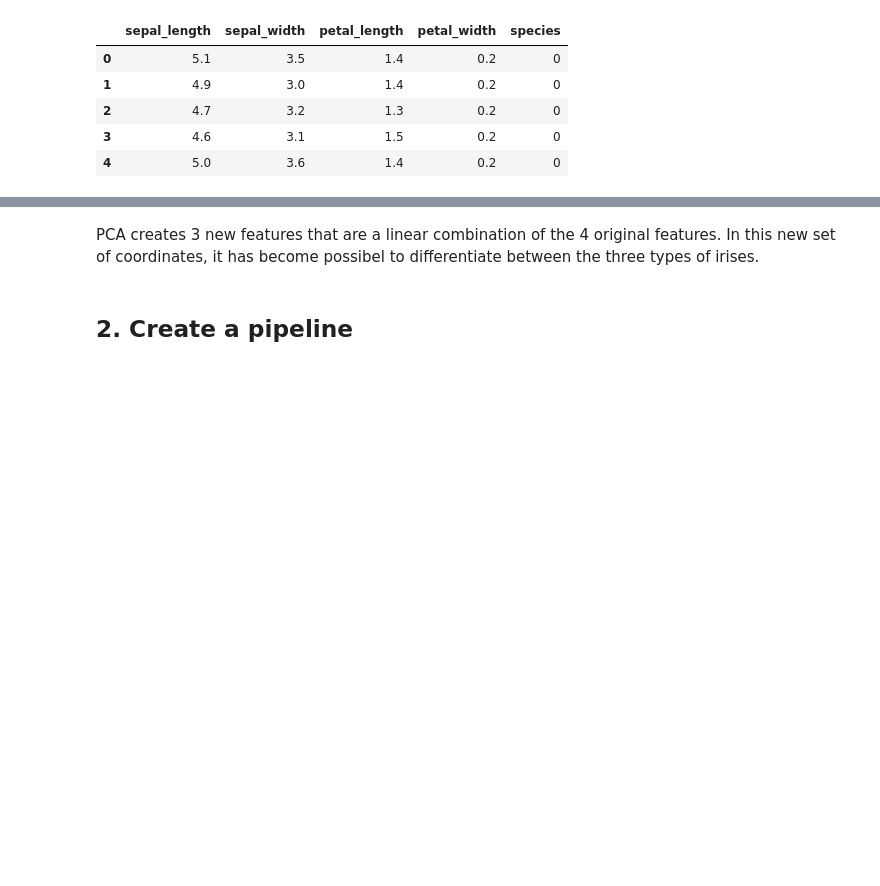
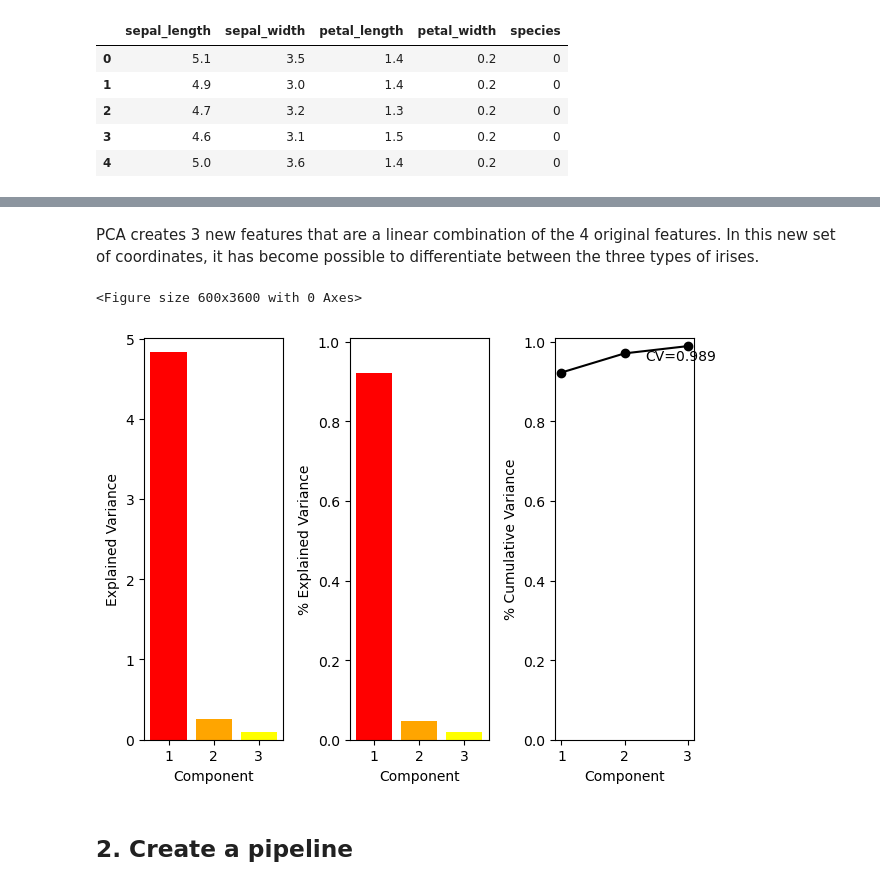
Before and after one commit to bertlem/teaching, a Jupyter notebook: pipeline_1.ipynb, the cells around one changed output, grey strips where cells are left out. Saved outputs shown, nothing was run; the diff lists cells and outputs as text; code cells hidden in the pictures; blank space fills up the shorter version.

```diff
--- a/pipeline_1.ipynb
+++ b/pipeline_1.ipynb
@@ -119,6 +184,50 @@ plot_PCA_data(X_reduced, iris)
 # %% [markdown]
 PCA creates 3 new features that are a linear combination of the 4 original features.
-In this new set of coordinates, it has become possibel to differentiate between the three types of irises.
+In this new set of coordinates, it has become possible to differentiate between the three types of irises.
+# %%
+def plot_pca_variance(pca_object):
+
+    colors = ['red', 'orange', 'yellow']
+
+    # initialize figure, axes
+    fig = plt.figure(figsize=(6, 36))
+    fig, axs = plt.subplots(1, 3)
+    n = pca_object.n_components_
+    grid = np.arange(1, n + 1)
+
+    # Explained variance
+    ev = pca_object.explained_variance_
+    axs[0].bar(grid, ev, color=colors)
+    axs[0].set(xlabel="Component", ylabel="Explained Variance", ylim=(0.0, 5.01))
+    axs[0].xaxis.set_major_locator(plt.MaxNLocator(integer=True))
+    axs[0].set_xticks(grid)
+    axs[0].set_xticklabels(grid)
+
+    # Explained variance ratio
+    evr = pca_object.explained_variance_ratio_
+    axs[1].bar(grid, evr, color=colors)
+    axs[1].set(xlabel="Component", ylabel="% Explained Variance", ylim=(0.0, 1.01))
+    axs[1].xaxis.set_major_locator(plt.MaxNLocator(integer=True))
+    axs[1].set_xticks(grid)
+    axs[1].set_xticklabels(grid)
+
+    # Cumulative Variance
+    cv = np.cumsum(evr)
+    axs[2].plot(grid, cv, "o-", color='black')
+    axs[2].set(xlabel="Component", ylabel="% Cumulative Variance", ylim=(0.0, 1.01))
+    axs[2].xaxis.set_major_locator(plt.MaxNLocator(integer=True))
+    axs[2].set_xticks(grid)
+    axs[2].set_xticklabels(grid)
+    # Cumulative variance value on the 3rd plot
+    axs[2].annotate(f'CV={cv[-1]:.3f}', (grid[-1], cv[-1]), \
+                    textcoords="offset points", xytext=(-5,-10), ha='center')
+
+    fig.tight_layout()
+
+plot_pca_variance(pca)
+# %% [output]
+<Figure size 600x3600 with 0 Axes>
+[figure, added]
 # %% [markdown]
 ## 2. Create a pipeline
 # %% [markdown]
```
Also changed, not shown: parts of 56 cells of this notebook.
